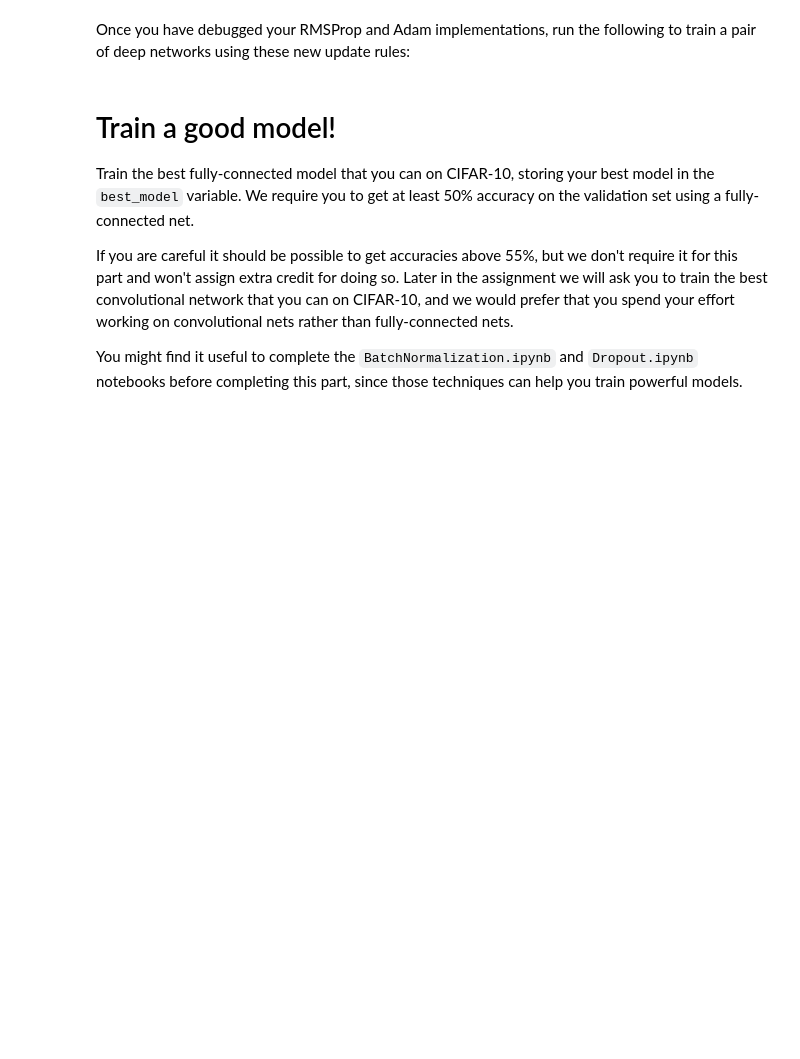
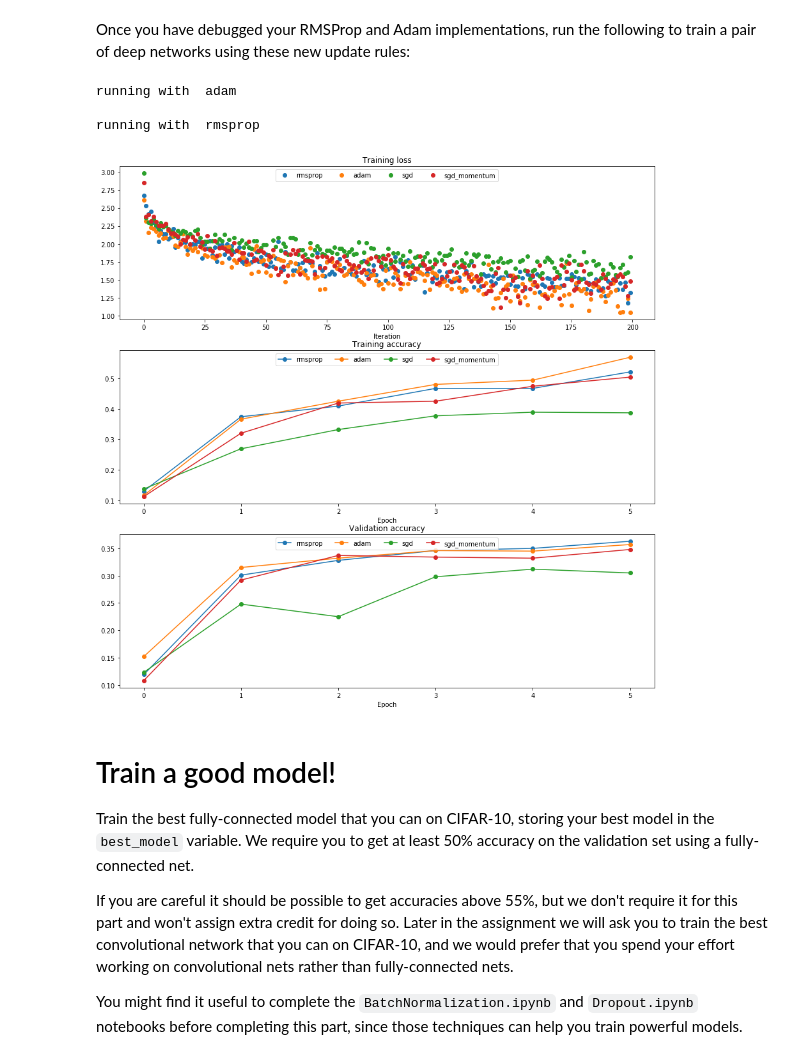
Before and after one commit to Moonpuck/CS231n, a Jupyter notebook: assignment2/FullyConnectedNets.ipynb, the cells around one changed output. Cells and saved outputs as stored; diff of their text form; code cells hidden in the pictures; blank space fills up the shorter version.

```diff
--- a/assignment2/FullyConnectedNets.ipynb
+++ b/assignment2/FullyConnectedNets.ipynb
@@ -629,38 +713,43 @@ for update_rule in ['adam', 'rmsprop']:
                   optim_config={
                     'learning_rate': learning_rates[update_rule]
                   },
-                  verbose=True)
+                  verbose=False)
   solvers[update_rule] = solver
   solver.train()
   print
 
 plt.subplot(3, 1, 1)
 plt.title('Training loss')
 plt.xlabel('Iteration')
 
 plt.subplot(3, 1, 2)
 plt.title('Training accuracy')
 plt.xlabel('Epoch')
 
 plt.subplot(3, 1, 3)
 plt.title('Validation accuracy')
 plt.xlabel('Epoch')
 
 for update_rule, solver in solvers.iteritems():
   plt.subplot(3, 1, 1)
   plt.plot(solver.loss_history, 'o', label=update_rule)
 
   plt.subplot(3, 1, 2)
   plt.plot(solver.train_acc_history, '-o', label=update_rule)
 
   plt.subplot(3, 1, 3)
   plt.plot(solver.val_acc_history, '-o', label=update_rule)
 
 for i in [1, 2, 3]:
   plt.subplot(3, 1, i)
   plt.legend(loc='upper center', ncol=4)
 plt.gcf().set_size_inches(15, 15)
 plt.show()
+# %% [output]
+running with  adam
+
+running with  rmsprop
+[figure, added]
 # %% [markdown]
 # Train a good model!
 Train the best fully-connected model that you can on CIFAR-10, storing your best model in the `best_model` variable. We require you to get at least 50% accuracy on the validation set using a fully-connected net.
```
Also changed, not shown: parts of 11 cells of this notebook, 3 other files.
